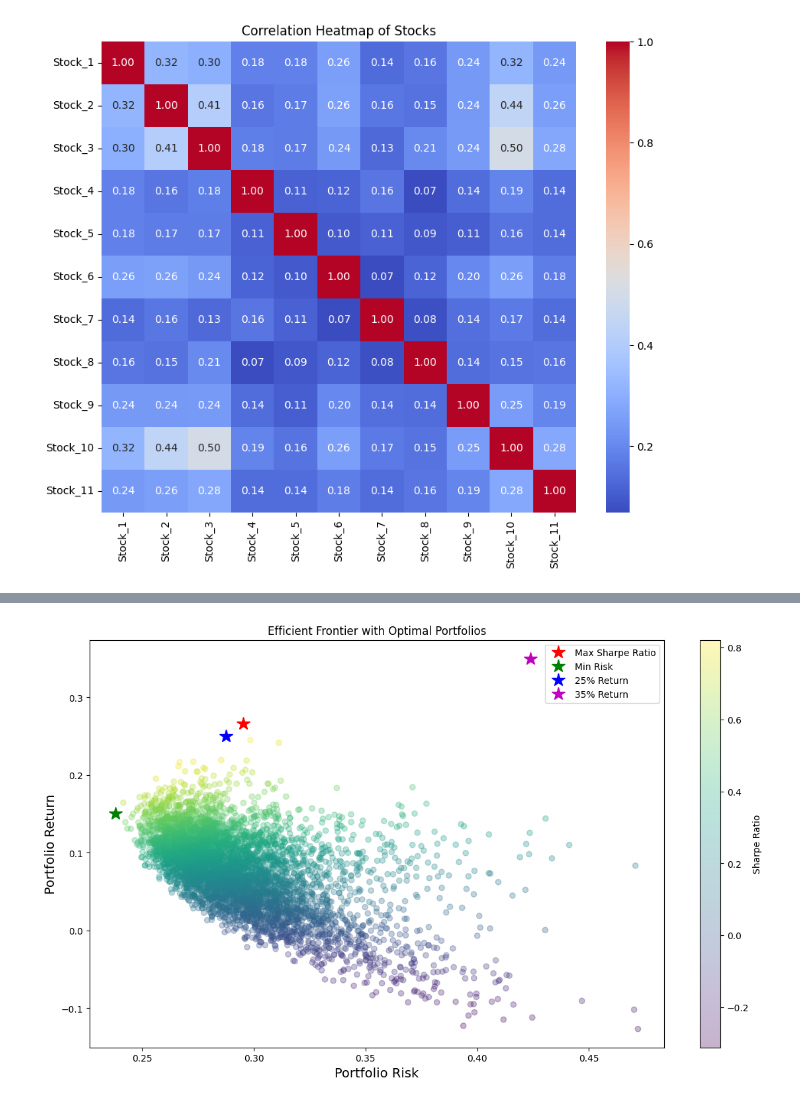
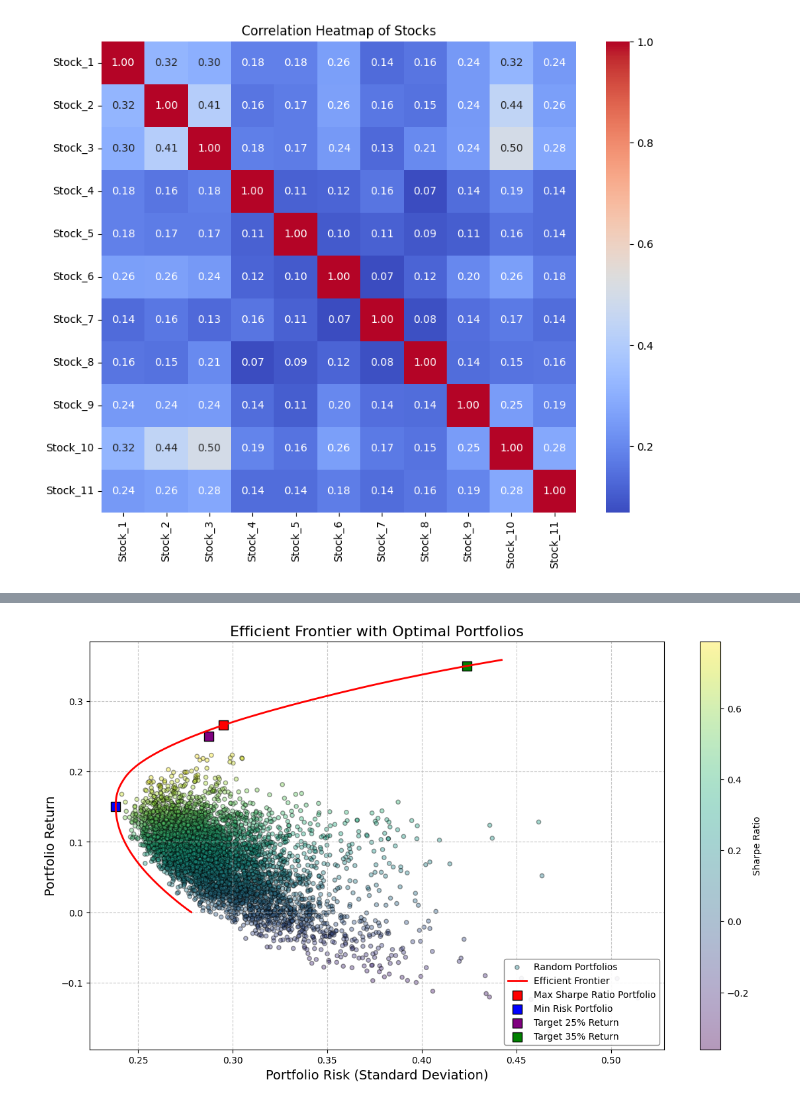
Before and after one commit to PawelWozniak1/Portfolio_optimalization, a Jupyter notebook: Modern_Portfolio_Theory.ipynb, the cells around one changed output, grey strips where cells are left out. Drawn from its saved outputs; the diff is of its cells as text; code cells hidden in the pictures.

```diff
--- a/final.ipynb
+++ b/Modern_Portfolio_Theory.ipynb
@@ -88,6 +52,7 @@ log_returns.head()
 # %%
-# Part 5: Covariance Table
-cov_matrix = log_returns.cov()
+# 3. Covariance and Correlation Tables
+cov_matrix = log_returns.cov() * 252  # Annualizing covariance matrix
+corr_matrix = log_returns.corr()
 cov_matrix
 # %% [output]
 |  | Stock_1 | Stock_2 | Stock_3 | Stock_4 | Stock_5 | Stock_6 | Stock_7 | Stock_8 | Stock_9 | Stock_10 | Stock_11 |
@@ -162,0 +99,6 @@ Optimal Weights for Minimum Risk: [0.00433577 0.03531262 0.08547244 0.16548403 0
+# %%
+# 6. Target Return Portfolio for Efficient Frontier
+def target_return_optimization(target):
+    def portfolio_for_target(weights): return (portfolio_stats(weights)['return'] - target) ** 2
+    result = minimize(portfolio_for_target, num_assets * [1. / num_assets], bounds=bounds, constraints=constraints)
+    return result
@@ -163,11 +118,5 @@ Optimal Weights for Minimum Risk: [0.00433577 0.03531262 0.08547244 0.16548403 0
 # %%
-# Part 9: Generating Efficient Frontier and Monte Carlo Simulation
-target_returns = np.linspace(0.05, 0.35, 100)
-minimal_risks = []
-for target in target_returns:
-    optimized = target_return_optimization(target)
-    minimal_risks.append(np.sqrt(optimized.fun))
-
+# 8. Monte Carlo Simulation for Random Portfolios
 num_portfolios = 5000
 portfolio_risks = []
 portfolio_returns = []
@@ -177,29 +126,35 @@ for _ in range(num_portfolios):
     portfolio_risks.append(stats['risk'])
     portfolio_returns.append(stats['return'])
 # %%
-# Part 10: Final Plot with Efficient Frontier and Portfolio Points
+# 9. Final Plot with Efficient Frontier and Portfolio Points
 plt.figure(figsize=(14, 8))
 
 # Scatter plot of simulated portfolios
-plt.scatter(portfolio_risks, portfolio_returns, c=(np.array(portfolio_returns) / np.array(portfolio_risks)), marker='o', alpha=0.3)
+scatter = plt.scatter(portfolio_risks, portfolio_returns, c=np.array(portfolio_returns) / np.array(portfolio_risks),
+                      marker='o', alpha=0.4, edgecolor='k', s=20, cmap='viridis', label='Random Portfolios')
+plt.colorbar(scatter, label='Sharpe Ratio')
 
-# Efficient Frontier
-# plt.plot(minimal_risks, target_returns, 'b--', linewidth=2, label='Efficient Frontier')
+# Efficient Frontier Line
+plt.plot(minimal_risks, target_returns, color='red', linestyle='-', linewidth=2, label='Efficient Frontier')
 
-# Optimal portfolios
-plt.plot(portfolio_stats(optimal_sharpe.x)['risk'], portfolio_stats(optimal_sharpe.x)['return'], 'r*', markersize=15, label='Max Sharpe Ratio')
-plt.plot(portfolio_stats(optimal_risk.x)['risk'], portfolio_stats(optimal_risk.x)['return'], 'g*', markersize=15, label='Min Risk')
+# Optimal portfolios with different markers for clarity
+plt.scatter(portfolio_stats(optimal_sharpe.x)['risk'], portfolio_stats(optimal_sharpe.x)['return'],
+            color='red', edgecolors='black', marker='s', s=100, label='Max Sharpe Ratio Portfolio')
+plt.scatter(portfolio_stats(optimal_risk.x)['risk'], portfolio_stats(optimal_risk.x)['return'],
+            color='blue', edgecolors='black', marker='s', s=100, label='Min Risk Portfolio')
 
-# Target portfolios
-for target, color, label in zip([0.25, 0.35], ['b*', 'm*'], ['25% Return', '35% Return']):
+# Target portfolios as squares at specific return levels
+for target, color, label in zip([0.25, 0.35], ['purple', 'green'], ['25% Return', '35% Return']):
     weights = target_return_optimization(target).x
-    plt.plot(portfolio_stats(weights)['risk'], portfolio_stats(weights)['return'], color, markersize=15, label=label)
+    plt.scatter(portfolio_stats(weights)['risk'], portfolio_stats(weights)['return'],
+                color=color, edgecolors='black', marker='s', s=100, label=f'Target {label}')
 
-plt.xlabel('Portfolio Risk', fontsize=14)
+# Final Plot Labels and Title
+plt.xlabel('Portfolio Risk (Standard Deviation)', fontsize=14)
 plt.ylabel('Portfolio Return', fontsize=14)
-plt.colorbar(label='Sharpe Ratio')
-plt.legend()
-plt.title('Efficient Frontier with Optimal Portfolios')
+plt.legend(loc='lower right', frameon=True, framealpha=0.9, edgecolor='gray')
+plt.title('Efficient Frontier with Optimal Portfolios', fontsize=16)
+plt.grid(True, linestyle='--', alpha=0.7)
 plt.show()
 # %% [output]
-[figure, old version]
+[figure, new version]
```
Also changed, not shown: parts of 12 cells of this notebook, 4 other files.
